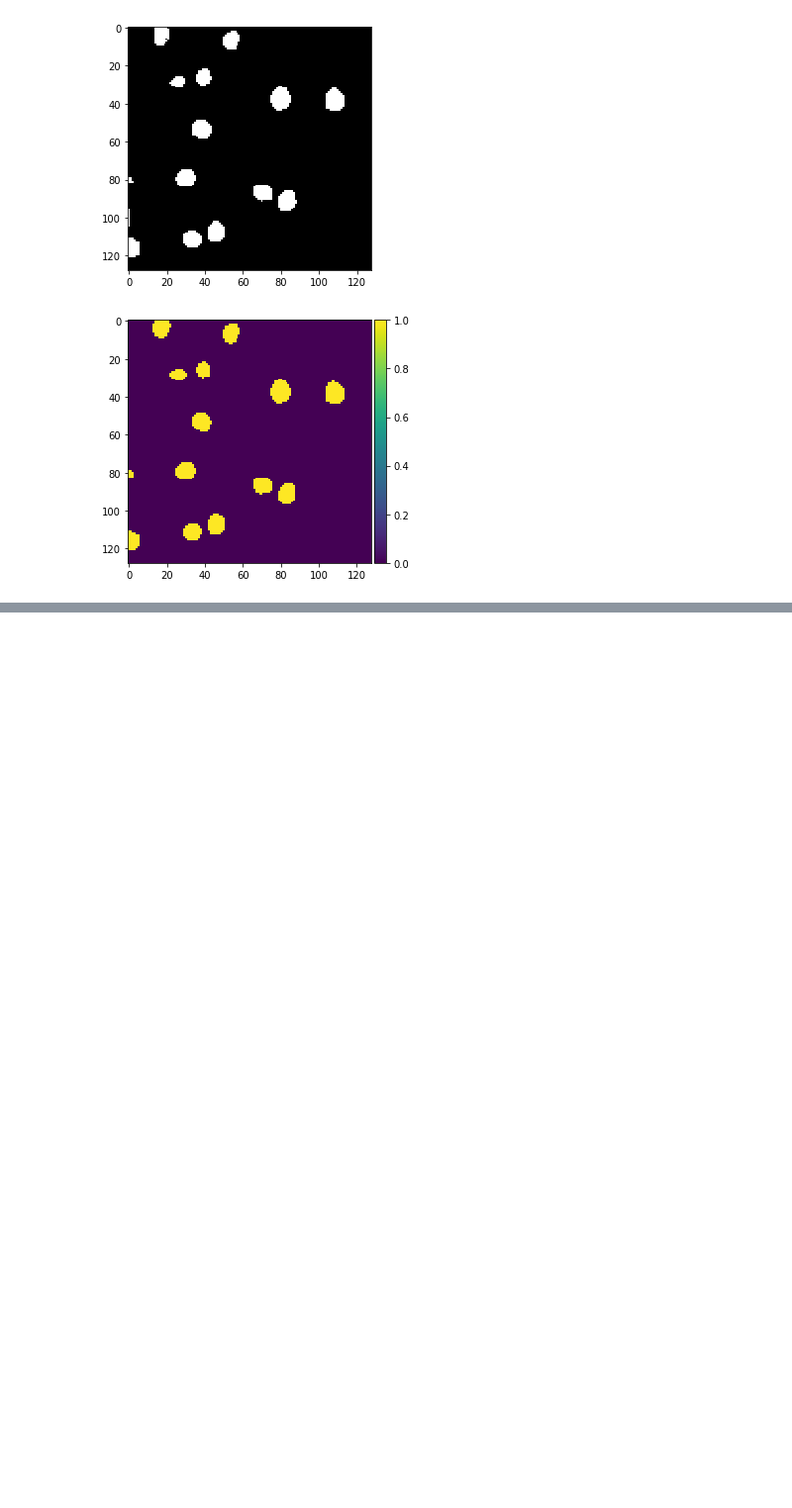
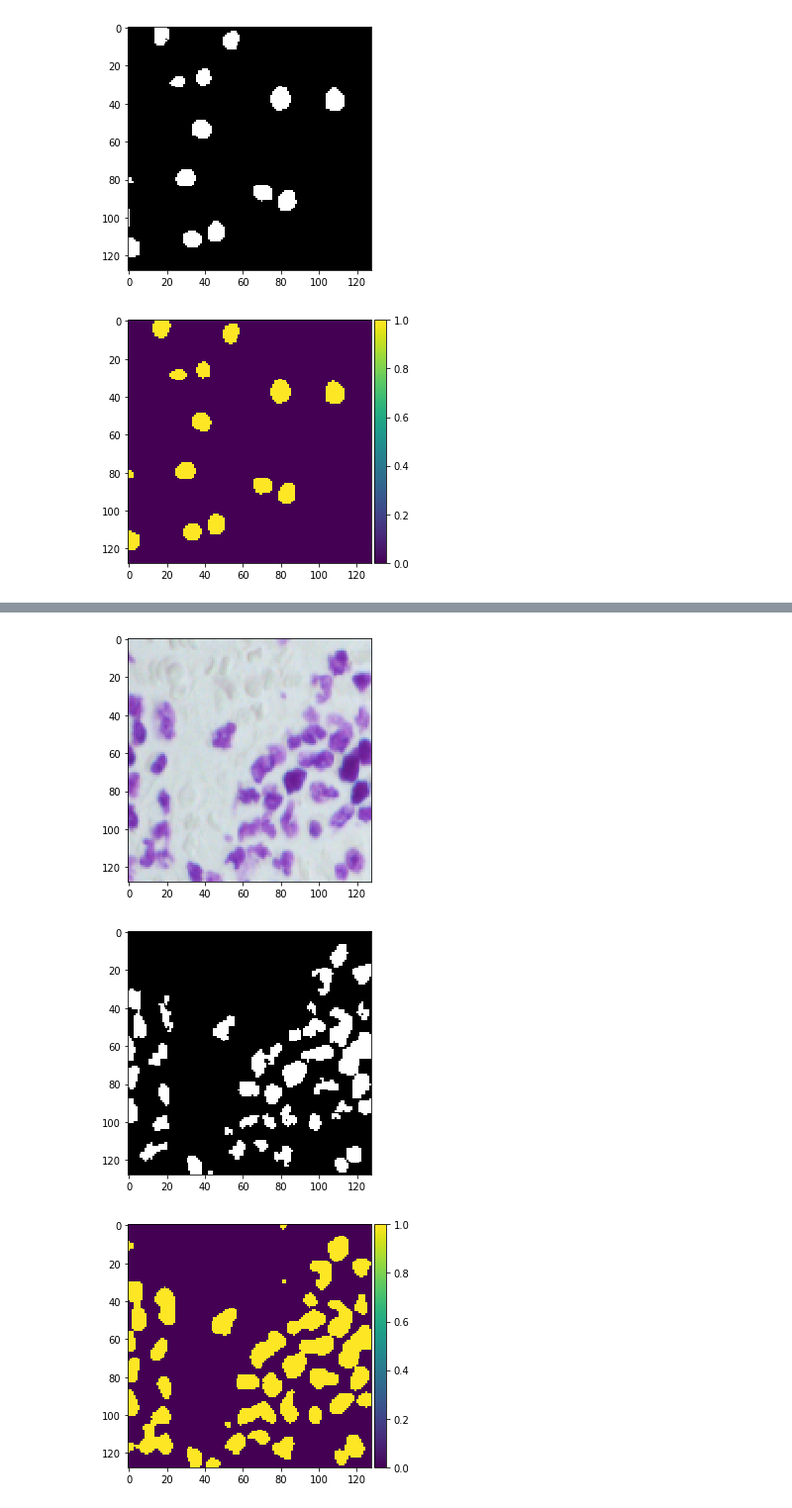
Before and after one commit to derasor/ML_Capstone, a Jupyter notebook: Nuclei_finder.ipynb, the cells around one changed output, grey strips where cells are left out. Shown at 99% size. Drawn from its saved outputs; the diff is of its cells as text; code cells hidden in the pictures; blank space fills up the shorter version.

```diff
--- a/Nuclei_finder.ipynb
+++ b/Nuclei_finder.ipynb
@@ -373,0 +922,20 @@ sub.to_csv('nuclei_finder_bench1_deraso.csv', index=False)
+# %%
+# Predict on train, val and test
+from keras.models import load_model
+
+model3 = load_model('model-dsbowl2018-3.h5', custom_objects={'mean_iou': mean_iou})
+preds3_train = model3.predict(X_train[:int(X_train.shape[0]*0.9)], verbose=1)
+preds3_val = model3.predict(X_train[int(X_train.shape[0]*0.9):], verbose=1)
+preds3_test = model3.predict(X_test, verbose=1)
+
+# Threshold predictions
+preds3_train_t = (preds3_train > 0.5).astype(np.uint8)
+preds3_val_t = (preds3_val > 0.5).astype(np.uint8)
+preds3_test_t = (preds3_test > 0.5).astype(np.uint8)
+
+# Create list of upsampled test masks
+preds3_test_upsampled = []
+for i in range(len(preds3_test)):
+    preds3_test_upsampled.append(resize(np.squeeze(preds3_test[i]),
+                                       (sizes_test[i][0], sizes_test[i][1]),
+                                       mode='constant', preserve_range=True))
@@ -373,0 +946,14 @@ sub.to_csv('nuclei_finder_bench1_deraso.csv', index=False)
+# %%
+# Check on some random training sample
+
+ix = random.randint(0, len(preds3_train_t))
+imshow(X_train[ix])
+plt.show()
+imshow(np.squeeze(Y_train[ix]))
+plt.show()
+imshow(np.squeeze(preds3_train_t[ix]))
+plt.show()
+# %% [output]
+[figure, added]
+[figure, added]
+[figure, added]
```
Also changed, not shown: parts of 50 cells of this notebook, 22 other files.
